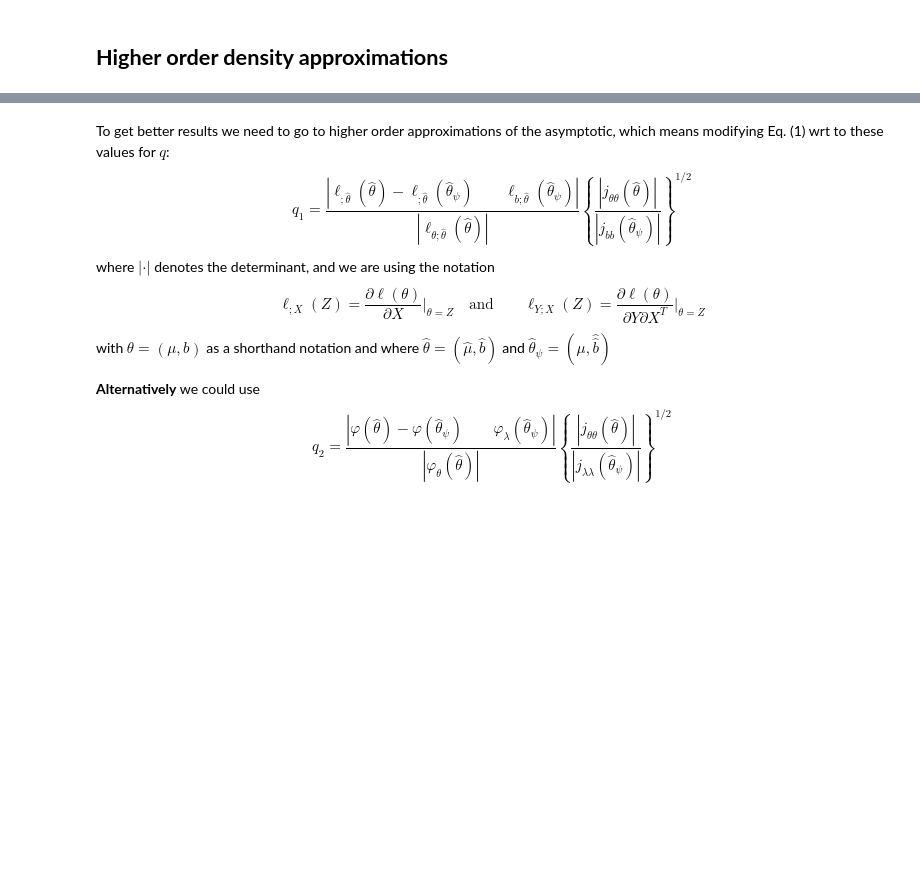
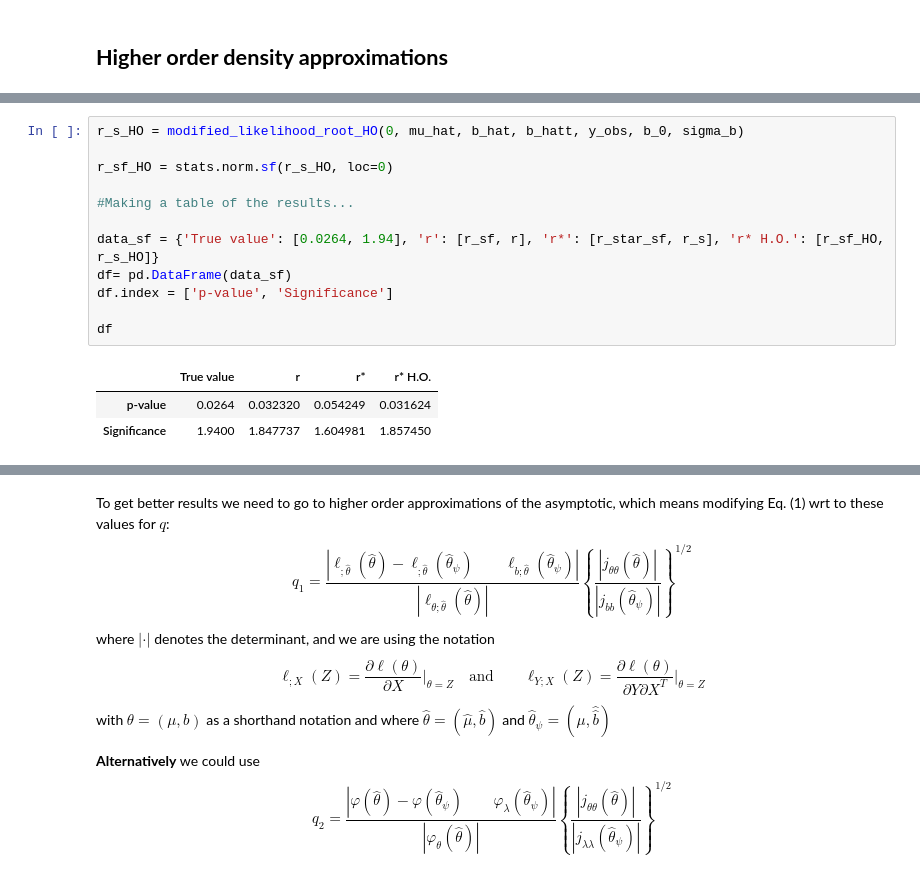
Before and after one commit to rubenguevara/Higher-order-asymptotics-HEP, a Jupyter notebook: NP_test.ipynb, the cells around one changed output, grey strips where cells are left out. Drawn from its saved outputs; the diff is of its cells as text; blank space fills up the shorter version.

```diff
--- a/NP_test.ipynb
+++ b/NP_test.ipynb
@@ -155,0 +322,16 @@ df
+# %%
+r_s_HO = modified_likelihood_root_HO(0, mu_hat, b_hat, b_hatt, y_obs, b_0, sigma_b)
+
+r_sf_HO = stats.norm.sf(r_s_HO, loc=0)
+
+#Making a table of the results...
+
+data_sf = {'True value': [0.0264, 1.94], 'r': [r_sf, r], 'r*': [r_star_sf, r_s], 'r* H.O.': [r_sf_HO, r_s_HO]}
+df= pd.DataFrame(data_sf)
+df.index = ['p-value', 'Significance']
+
+df
+# %% [output]
+|  | True value | r | r* | r* H.O. |
+| p-value | 0.0264 | 0.032320 | 0.054249 | 0.031624 |
+| Significance | 1.9400 | 1.847737 | 1.604981 | 1.857450 |
```
Also changed, not shown: parts of 32 cells of this notebook.
